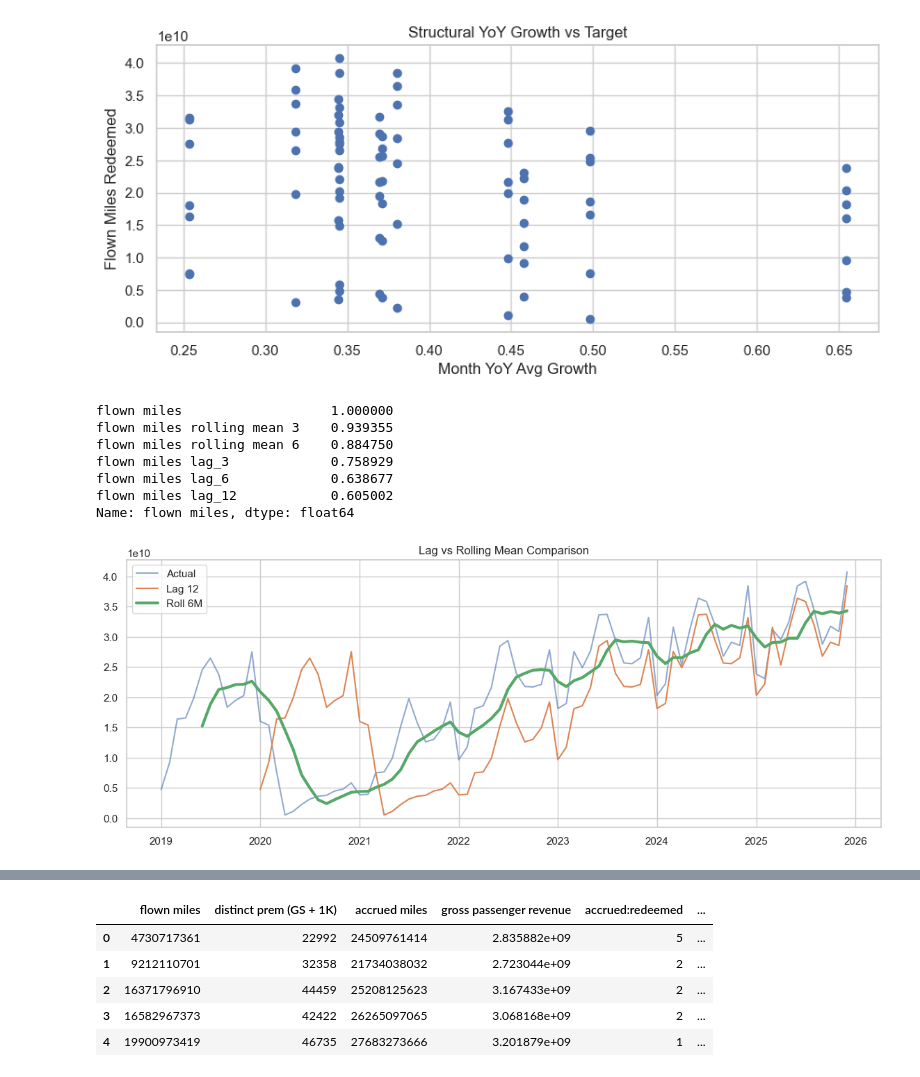
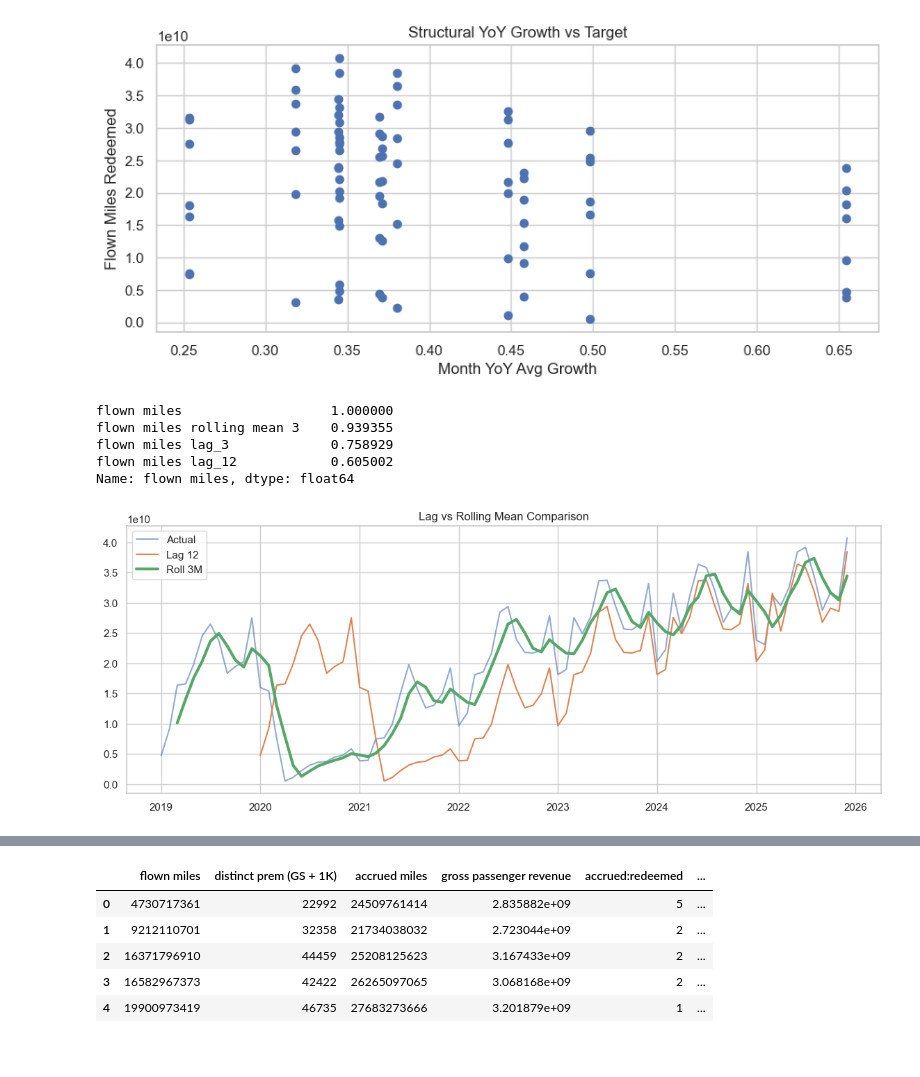
Before and after one commit to kkhushi03/Miles_Forecasting, a Jupyter notebook: Miles_Forecast_XGB/Miles_forecasting.ipynb, the cells around one changed output, grey strips where cells are left out. Drawn from its saved outputs; the diff is of its cells as text; code cells hidden in the pictures.

```diff
--- a/Miles_Forecast_XGB/Miles_forecasting.ipynb
+++ b/Miles_Forecast_XGB/Miles_forecasting.ipynb
@@ -39,14 +38,12 @@ memory usage: 4.7 KB
 # %% [markdown]
 Adding lags, rolling mean, month index, year index / time step, YoY growth rate
 # %%
-# lags ---> creating lagged features ----> to capture the temporal dependencies in tge data
+# lags ---> creating lagged features ----> to capture the temporal dependencies
 df["flown miles lag_3"]  = df["flown miles"].shift(3)
-df["flown miles lag_6"]  = df["flown miles"].shift(6)
 df["flown miles lag_12"] = df["flown miles"].shift(12)
 # %%
-# rolling mean 3m and 6m -----> creating rolling mean features ----> to capture the stability and trend in the data
+# rolling mean 3m -----> creating rolling mean features ----> to capture the stability and trend
 df["flown miles rolling mean 3"] = df["flown miles"].rolling(window=3).mean()
-df["flown miles rolling mean 6"] = df["flown miles"].rolling(window=6).mean()
 # %%
 # Month index with cyclic encoding ----> to capture seasonality -- and to make the model understand that time is cyclic rather than linear
 df['month_index'] = df['month'].dt.month
@@ -87,7 +82,3 @@ df.head(15)
 | 12 | 2020-01-01 | 15988384252 | 18505595382 | 44198 | 29633792339 | 2.083424e+09 | ... |
 | 13 | 2020-02-01 | 15385717849 | 15783447103 | 38853 | 26444138091 | 1.298685e+09 | ... |
 | 14 | 2020-03-01 | 7632938454 | 9044723551 | 22909 | 17613083861 | 4.599818e+08 | ... |
-# %%
-# drop unwanted columns (ignore if they don't exist)
-df.drop('month_yoy_avg_growth_y', inplace=True, errors='ignore')
-df.head()
@@ -162,10 +126,8 @@ plt.show()
 # %%
 # Correlation of lags and rolling means with the target variable ---> flown miles
 lag_cols = ['flown miles lag_3',
-    'flown miles lag_6',
     'flown miles lag_12',
-    'flown miles rolling mean 3',
-    'flown miles rolling mean 6']
+    'flown miles rolling mean 3']
 df[lag_cols + ['flown miles']].corr()['flown miles'].sort_values(ascending=False)
 #rolling mean 3 has the highest correlation with the target variable suprisingly. ---> this indicates that the short term trend is more important than the long term trend for forecasting flown miles.
 #usually we would expect the longer term rolling mean to have a higher correlation, but in this case the 3 month rolling mean is more closely aligned with the target variable
@@ -173,22 +135,20 @@ df[lag_cols + ['flown miles']].corr()['flown miles'].sort_values(ascending=False
 # %% [output]
 flown miles                   1.000000
 flown miles rolling mean 3    0.939355
-flown miles rolling mean 6    0.884750
 flown miles lag_3             0.758929
-flown miles lag_6             0.638677
 flown miles lag_12            0.605002
 Name: flown miles, dtype: float64
 # %%
 # Visual comparison of lag and rolling mean features with the target variable
 plt.figure(figsize=(14,5))
 plt.plot(df['month'], df['flown miles'], label='Actual', alpha=0.6)
 plt.plot(df['month'], df['flown miles lag_12'], label='Lag 12')
-plt.plot(df['month'], df['flown miles rolling mean 6'], label='Roll 6M', linewidth=3)
+plt.plot(df['month'], df['flown miles rolling mean 3'], label='Roll 3M', linewidth=3)
 plt.legend()
 plt.title('Lag vs Rolling Mean Comparison')
 plt.show()
 # %% [output]
-[figure, old version]
+[figure, new version]
 # %%
 # Correlation matrix of all features to understand relationships and multicollinearity
 numeric_cols = df.select_dtypes(include=np.number).columns
```
Also changed, not shown: parts of 18 cells of this notebook.
